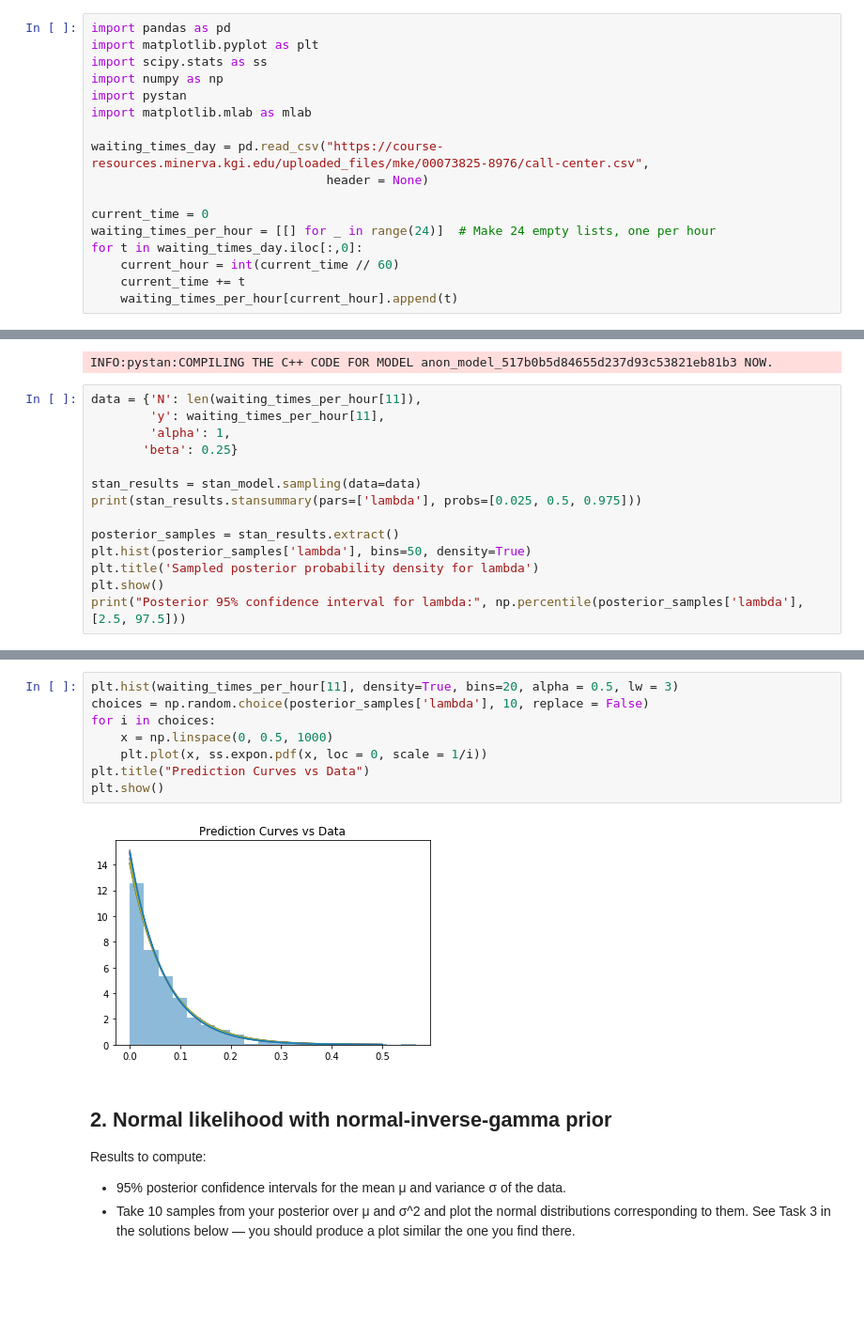
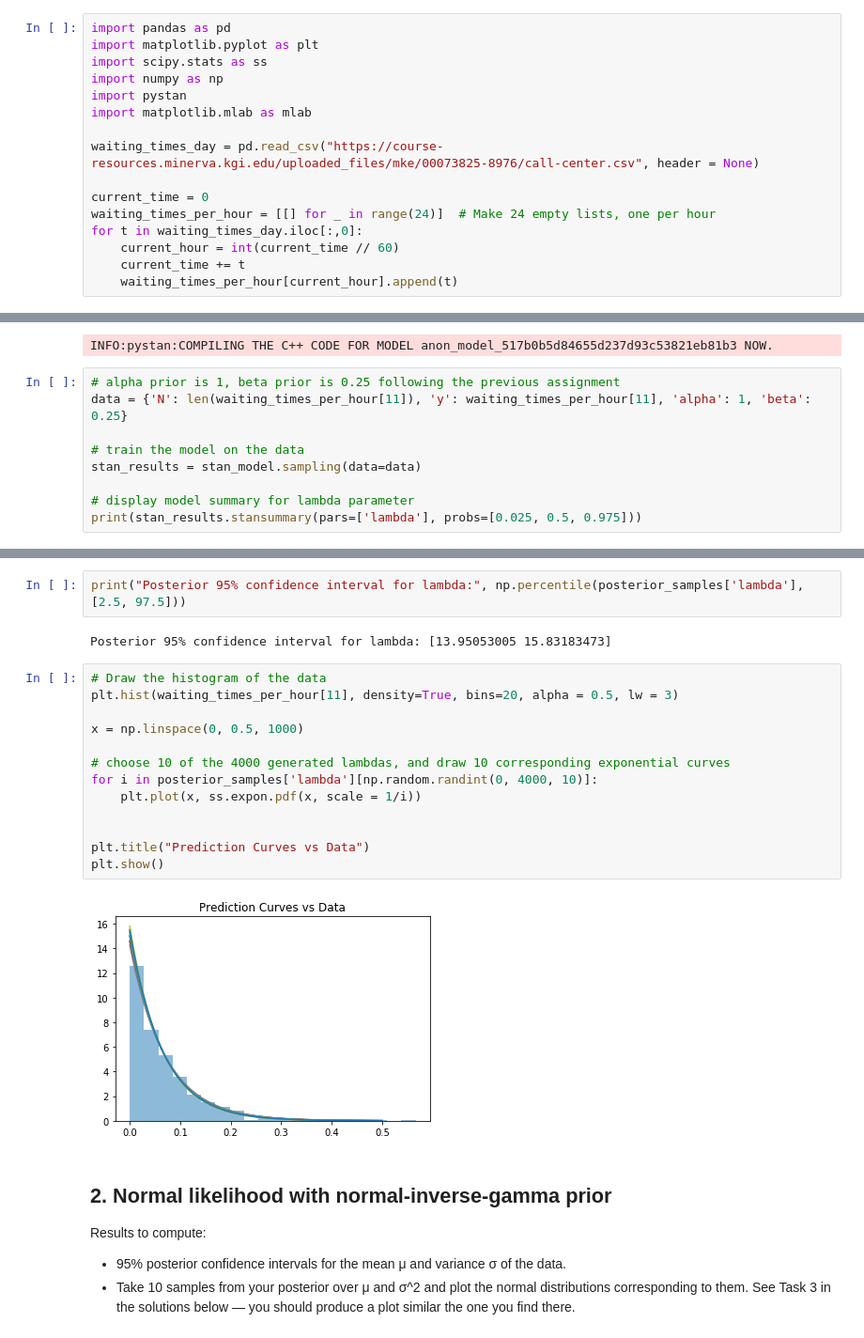
Before and after one commit to thetruejacob/CS146, a Jupyter notebook: Assignment 3/Assignment 3.ipynb, the cells around one changed output, grey strips where cells are left out. Shown at 94% size. Cells and saved outputs as stored; diff of their text form; blank space fills up the shorter version.

```diff
--- a/Assignment 3/Assignment 3.ipynb
+++ b/Assignment 3/Assignment 3.ipynb
@@ -18,8 +18,7 @@ import numpy as np
 import pystan
 import matplotlib.mlab as mlab
 
-waiting_times_day = pd.read_csv("https://course-resources.minerva.kgi.edu/uploaded_files/mke/00073825-8976/call-center.csv",
-                                header = None)
+waiting_times_day = pd.read_csv("https://course-resources.minerva.kgi.edu/uploaded_files/mke/00073825-8976/call-center.csv", header = None)
 
 current_time = 0
 waiting_times_per_hour = [[] for _ in range(24)]  # Make 24 empty lists, one per hour
@@ -51,19 +50,14 @@ stan_model = pystan.StanModel(model_code=stan_code)
 # %% [output]
 INFO:pystan:COMPILING THE C++ CODE FOR MODEL anon_model_517b0b5d84655d237d93c53821eb81b3 NOW.
 # %%
-data = {'N': len(waiting_times_per_hour[11]),
-        'y': waiting_times_per_hour[11],
-        'alpha': 1,
-       'beta': 0.25}
+# alpha prior is 1, beta prior is 0.25 following the previous assignment
+data = {'N': len(waiting_times_per_hour[11]), 'y': waiting_times_per_hour[11], 'alpha': 1, 'beta': 0.25}
 
+# train the model on the data
 stan_results = stan_model.sampling(data=data)
+
+# display model summary for lambda parameter
 print(stan_results.stansummary(pars=['lambda'], probs=[0.025, 0.5, 0.975]))
-
-posterior_samples = stan_results.extract()
-plt.hist(posterior_samples['lambda'], bins=50, density=True)
-plt.title('Sampled posterior probability density for lambda')
-plt.show()
-print("Posterior 95% confidence interval for lambda:", np.percentile(posterior_samples['lambda'], [2.5, 97.5]))
 # %% [output]
 Inference for Stan model: anon_model_517b0b5d84655d237d93c53821eb81b3.
 4 chains, each with iter=2000; warmup=1000; thin=1;
@@ -81,13 +81,22 @@ Posterior 95% confidence interval for lambda: [13.91717958 15.8810152 ]
+# %%
+print("Posterior 95% confidence interval for lambda:", np.percentile(posterior_samples['lambda'], [2.5, 97.5]))
+# %% [output]
+Posterior 95% confidence interval for lambda: [13.95053005 15.83183473]
 # %%
+# Draw the histogram of the data
 plt.hist(waiting_times_per_hour[11], density=True, bins=20, alpha = 0.5, lw = 3)
-choices = np.random.choice(posterior_samples['lambda'], 10, replace = False)
-for i in choices:
-    x = np.linspace(0, 0.5, 1000)
-    plt.plot(x, ss.expon.pdf(x, loc = 0, scale = 1/i))
+
+x = np.linspace(0, 0.5, 1000)
+
+# choose 10 of the 4000 generated lambdas, and draw 10 corresponding exponential curves
+for i in posterior_samples['lambda'][np.random.randint(0, 4000, 10)]:
+    plt.plot(x, ss.expon.pdf(x, scale = 1/i))
+
+
 plt.title("Prediction Curves vs Data")
 plt.show()
 # %% [output]
-[figure, old version]
+[figure, new version]
 # %% [markdown]
 ## 2. Normal likelihood with normal-inverse-gamma prior
 Results to compute:
```
Also changed, not shown: parts of 12 cells of this notebook.
